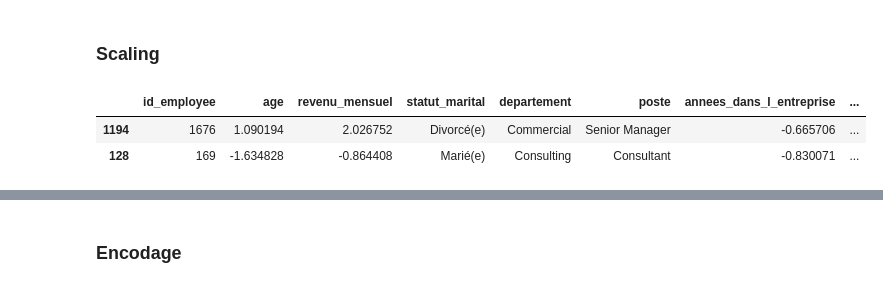
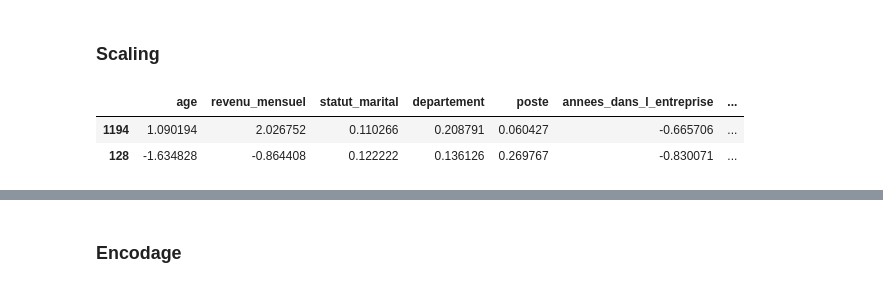
Before and after one commit to BAZAROPH/Projet-4-Classifiez-automatiquement-des-informations, a Jupyter notebook: main.ipynb, the cells around one changed output, grey strips where cells are left out. Drawn from its saved outputs; the diff is of its cells as text; code cells hidden in the pictures.

```diff
--- a/main.ipynb
+++ b/main.ipynb
@@ -739,9 +743,9 @@ X_train[numeric_features] = scaler.fit_transform(X_train[numeric_features])
 # On utilise UNIQUEMENT .transform() pour appliquer les moyennes/écarts-types appris sur X_train
 X_test[numeric_features] = scaler.transform(X_test[numeric_features])
 # %%
-display(X_train.head(2))
-display(X_test.head(2))
+display(X_train_processed.head(2))
+display(X_test_processed.head(2))
 # %% [output]
-|  | id_employee | age | revenu_mensuel | statut_marital | departement | poste | annees_dans_l_entreprise | ... |
-| 1194 | 1676 | 1.090194 | 2.026752 | Divorcé(e) | Commercial | Senior Manager | -0.665706 | ... |
-| 128 | 169 | -1.634828 | -0.864408 | Marié(e) | Consulting | Consultant | -0.830071 | ... |
+|  | age | revenu_mensuel | statut_marital | departement | poste | annees_dans_l_entreprise | ... |
+| 1194 | 1.090194 | 2.026752 | 0.110266 | 0.208791 | 0.060427 | -0.665706 | ... |
+| 128 | -1.634828 | -0.864408 | 0.122222 | 0.136126 | 0.269767 | -0.830071 | ... |
```
Also changed, not shown: parts of 6 cells of this notebook, 4 other files.
